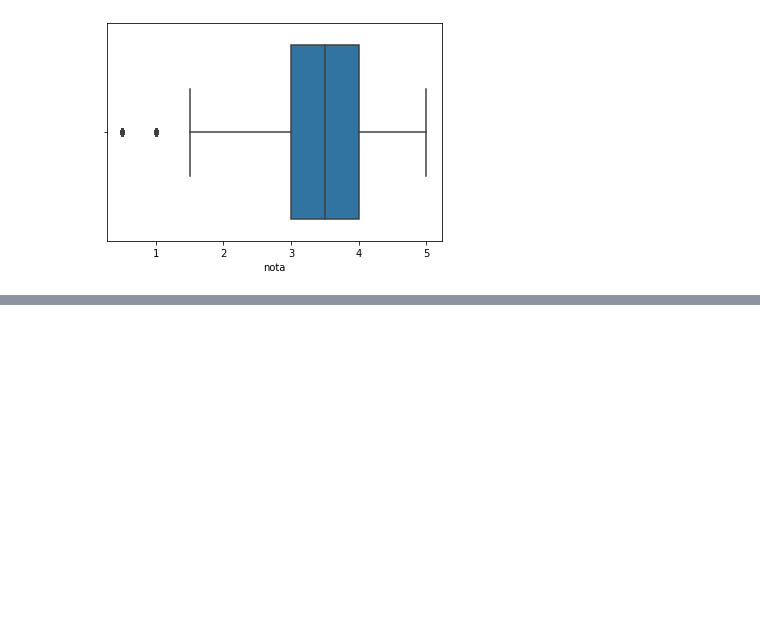
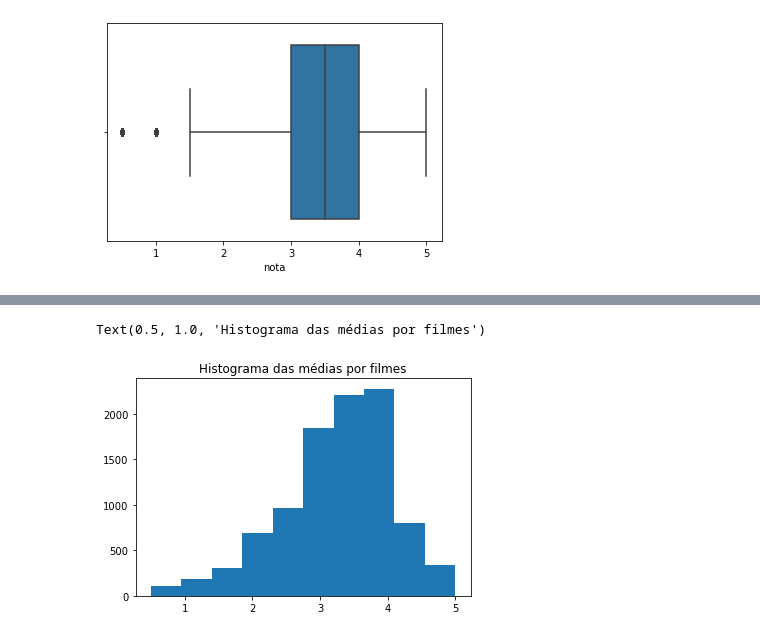
Before and after one commit to J-Neto/distribuicao-notas-analise-exploratoria, a Jupyter notebook: dist-notas.ipynb, the cells around one changed output, grey strips where cells are left out. Saved outputs shown, nothing was run; the diff lists cells and outputs as text; code cells hidden in the pictures; blank space fills up the shorter version.

```diff
--- a/dist-notas.ipynb
+++ b/dist-notas.ipynb
@@ -91,0 +187,9 @@ sns.boxplot(notas.nota)
+# %%
+# Plot com matplotlib
+plt.hist(medias_por_filme)
+
+# Título
+plt.title('Histograma das médias por filmes')
+# %% [output]
+Text(0.5, 1.0, 'Histograma das médias por filmes')
+[figure, added]
```
Also changed, not shown: parts of 12 cells of this notebook.
